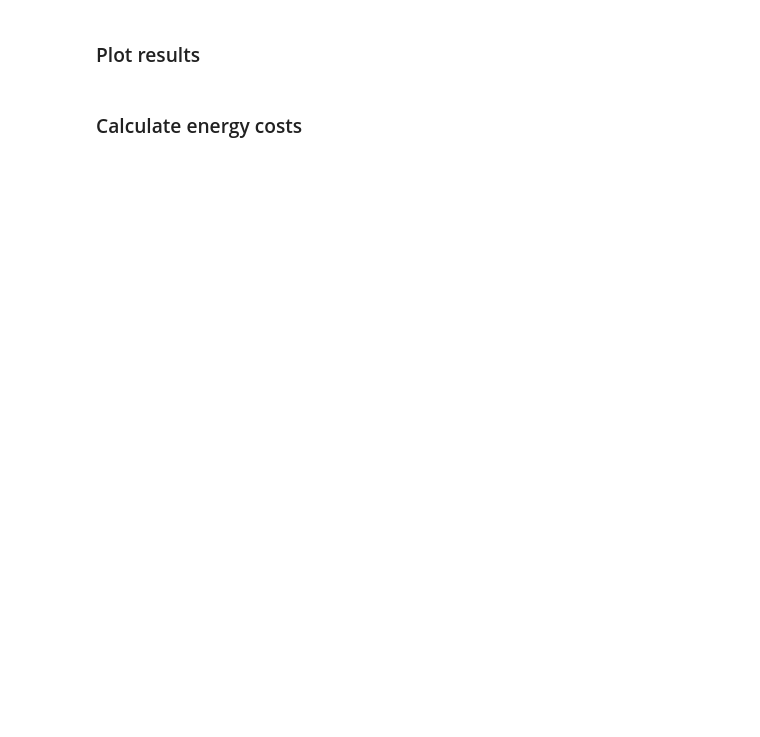
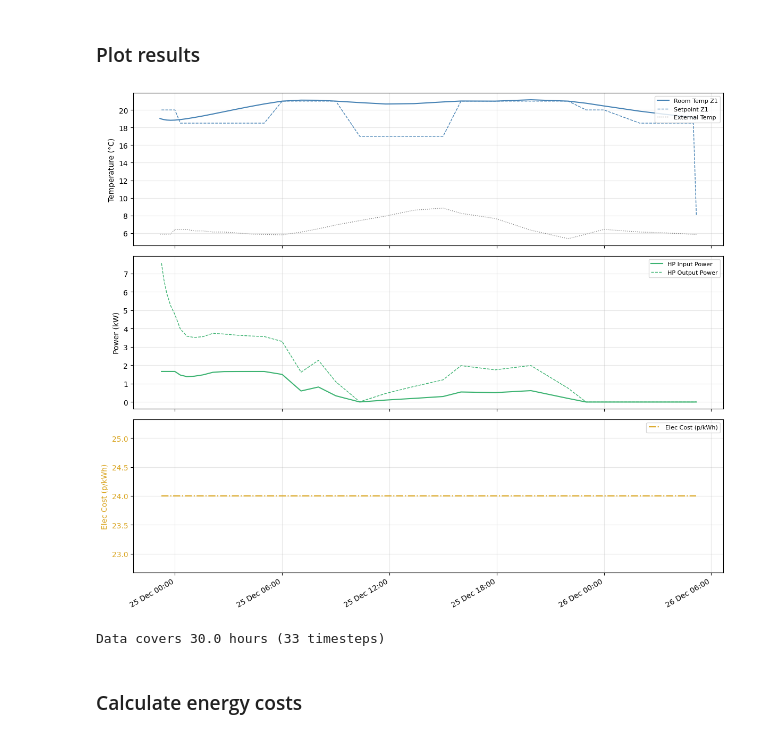
Before and after one commit to PracticeOrientedAICDT/PassivUK_Project_Spring_2026, a Jupyter notebook: explainable-AI/ecoheat_comparison.ipynb, the cells around one changed output. Saved outputs shown, nothing was run; the diff lists cells and outputs as text; code cells hidden in the pictures; blank space fills up the shorter version.

```diff
--- a/explainable-AI/ecoheat_comparison.ipynb
+++ b/explainable-AI/ecoheat_comparison.ipynb
@@ -135,26 +222,26 @@ return_2 = requests.post(url, headers={"X-API-Key": API_key}, json=schedule_2_in
 # %% [markdown]
 ### Plot results
 # %%
-output_data = []
-for outputs in [return_1, return_2]:
-    if outputs['success']:
-        dts = [datetime.fromisoformat(t.replace("Z", "+00:00")) for t in outputs["real_dt"]]
-        n = len(dts)
-        S = outputs["State"]
-        df = pd.DataFrame({
-            "Datetimes": dts,
-            "Setpoint Z1": get(S, n, "setpoint.z1"),
-            "Room Temp Z1": get(S, n, "room_temp.z1"),
-            "External Temp": get(S, n, "ext"),
-            "Input Power Z1": get(S, n, "E.hs1.heat.z1"),
-            "Output Power Z1": get(S, n, "U.hs1.z1"),
-            "Elec Cost (p/kWh)": get(S, n, "elec_cost"),
-            "Tank Temp": get(S, n, "tank_temp"),
-            "HW Setpoint": get(S, n, "setpoint_hw")
-            # "Tariff":get(S, n, "tariff")
-        })
-        output_data.append(df)
-        plot_temp_power(df, schedule_1_input.get("num_zones"))
+if return_1['success']:
+    dts = [datetime.fromisoformat(t.replace("Z", "+00:00")) for t in return_1["real_dt"]]
+    n = len(dts)
+    S = return_1["State"]
+    output_data = pd.DataFrame({
+        "Datetimes": dts,
+        "Setpoint Z1": get(S, n, "setpoint.z1"),
+        "Room Temp Z1": get(S, n, "room_temp.z1"),
+        "External Temp": get(S, n, "ext"),
+        "Input Power": get(S, n, "E.hs1.heat.z1"),
+        "Output Power": get(S, n, "U.hs1.z1"),
+        "Elec Cost (p/kWh)": get(S, n, "elec_cost"),
+        "Tank Temp": get(S, n, "tank_temp"),
+        "HW Setpoint": get(S, n, "setpoint_hw")
+        # "Tariff":get(S, n, "tariff")
+    })
+    plot_temp_power(output_data, schedule_1_input.get("num_zones"))
+# %% [output]
+[figure, added]
+Data covers 30.0 hours (33 timesteps)
 # %% [markdown]
 ### Calculate energy costs
 # %%
```
Also changed, not shown: parts of 15 cells of this notebook, 2 other files.
